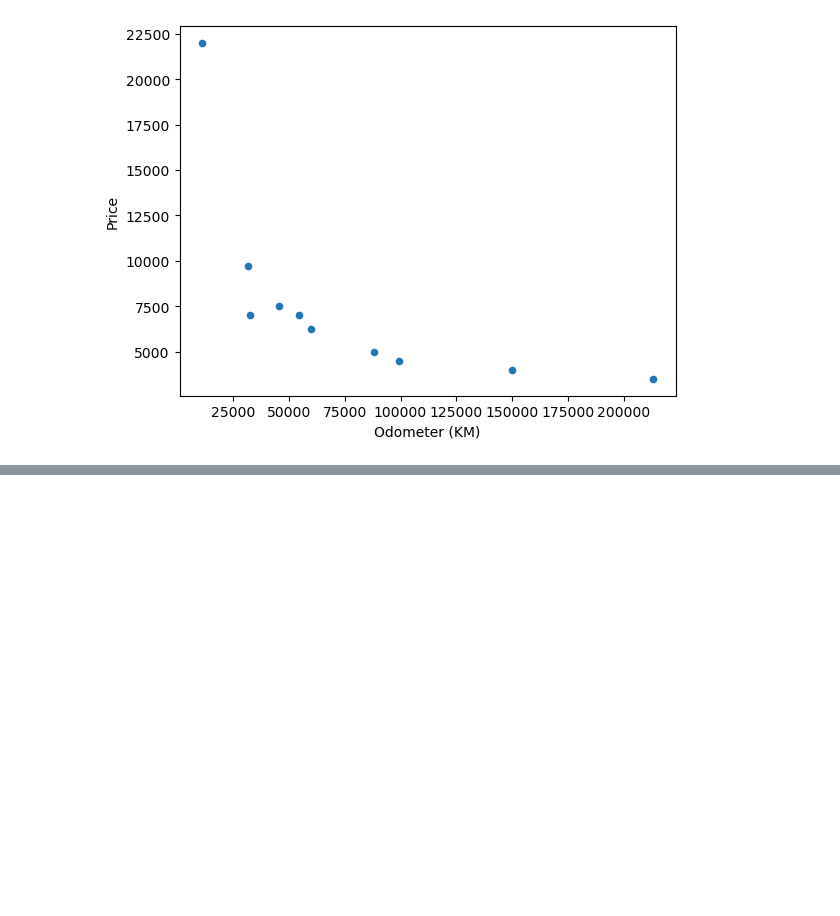
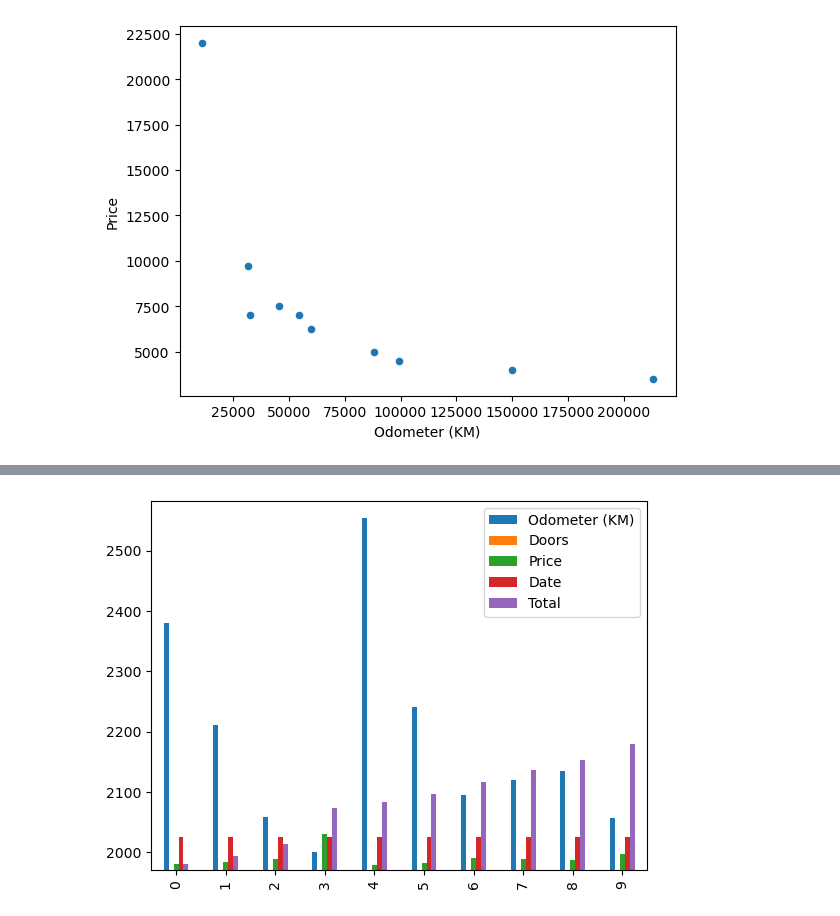
Before and after one commit to HM-bcard/Complete-Machine-Learning-Data-Science-Bootcamp, a Jupyter notebook: Introduction to Matplotlib.ipynb, the cells around one changed output, grey strips where cells are left out. Saved outputs shown, nothing was run; the diff lists cells and outputs as text; code cells hidden in the pictures; blank space fills up the shorter version.

```diff
--- a/Introduction to Matplotlib.ipynb
+++ b/Introduction to Matplotlib.ipynb
@@ -613,0 +652,4 @@ car_sales.plot(x='Odometer (KM)',y='Price',kind='scatter');
+# %%
+car_sales.plot.bar();
+# %% [output]
+[figure, added]
```
Also changed, not shown: parts of 45 cells of this notebook, 1 other file.
